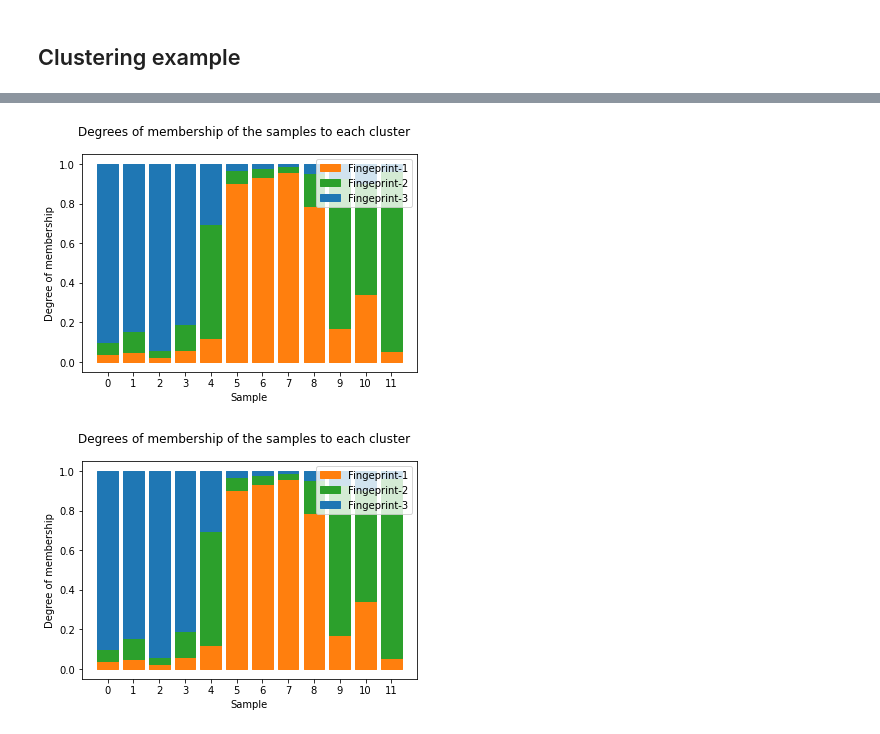
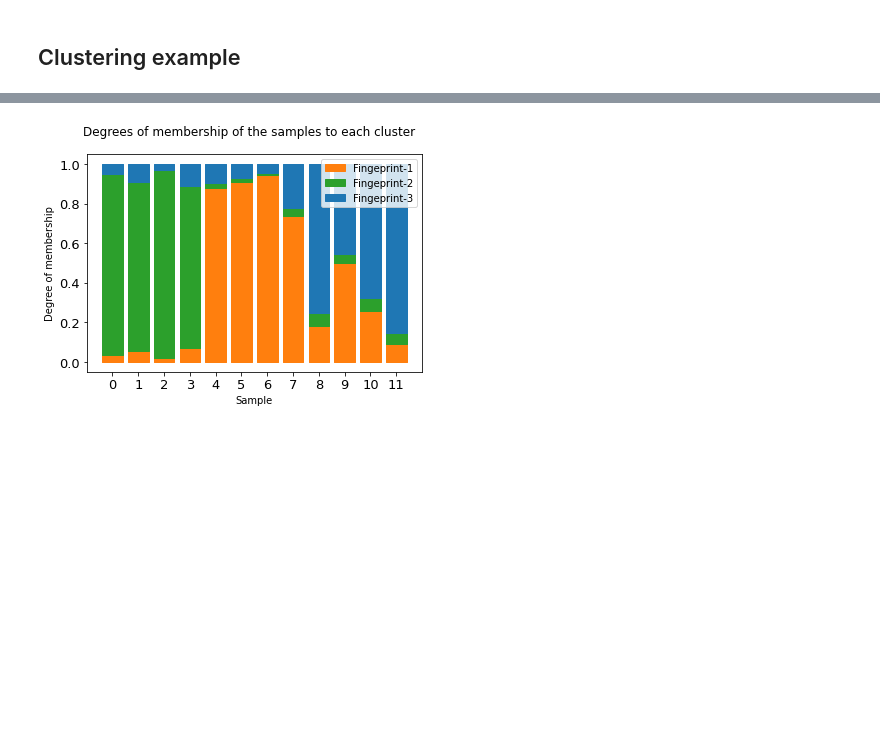
Before and after one commit to ruckapark/IndicateurGlobal, a Jupyter notebook: SETAC_Article2_figures.ipynb, the cells around one changed output, grey strips where cells are left out. Saved outputs shown, nothing was run; the diff lists cells and outputs as text; code cells hidden in the pictures; blank space fills up the shorter version.

```diff
--- a/SETAC_Article2_figures.ipynb
+++ b/SETAC_Article2_figures.ipynb
@@ -113,9 +127,9 @@ dfs_IGT['G'].head()
 Select relevant Gammarus entries
 # %%
 #Begin with standard entries
-g_entries = ['C{}'.format(etudes['C'][70]),'C{}'.format(etudes['C'][107]),'C{}'.format(etudes['C'][109]),'C{}'.format(etudes['C'][142]),'C{}'.format(etudes['C'][143]),
+g_entries = ['C{}'.format(etudes['C'][70]),'C{}'.format(etudes['C'][107]),'C{}'.format(etudes['C'][109]),'C{}'.format(etudes['C'][142]),
             'M{}'.format(etudes['M'][165]),'M{}'.format(etudes['M'][166]),'M{}'.format(etudes['M'][209]),'M{}'.format(etudes['M'][210]),
-            'Z{}'.format(etudes['Z'][121]),'Z{}'.format(etudes['Z'][131]),'Z{}'.format(etudes['Z'][159])]
+            'Z{}'.format(etudes['Z'][121]),'Z{}'.format(etudes['Z'][125]),'Z{}'.format(etudes['Z'][131]),'Z{}'.format(etudes['Z'][159])]
 
 df_IGT,df_mean = dfs_IGT['G'][g_entries],dfs_mean['G'][g_entries]
 df_IGT.head()
@@ -133,7 +147,7 @@ C_cols = [col for col in df_IGT.columns if col[0] == 'C']
 M_cols = [col for col in df_IGT.columns if col[0] == 'M']
 Z_cols = [col for col in df_IGT.columns if col[0] == 'Z']
 fig_copp,ax_copp = plt.subplots(2,4,figsize = (16,5),sharex = True)
-for a,i in enumerate(C_cols[:-1]):
+for a,i in enumerate(C_cols):
     ax_copp[0,a].plot(df_IGT[i])
     ax_copp[1,a].plot(df_mean[i])
 # %% [output]
@@ -225,0 +246,8 @@ means_fd_smooth = KernelSmoother(
+# %%
+fig_data,ax_data = plt.subplots(3,2,figsize=(14,12),sharex = True)
+for i in range(3):
+    means_fd_smooth[i*4:(i+1)*4].plot(ax_data[i,0],color = 'mediumblue')
+    IGT_fd_smooth[i*4:(i+1)*4].plot(ax_data[i,1],color = 'forestgreen')
+plt.suptitle('Smoothed raw dataset')
+
+fig_data.savefig(r'{}\rawdata.jpg'.format(figures_dir),dpi = 300)
@@ -623,18 +763,18 @@ means_fd_cc = FDataGrid(means_data_matrix,means_grid_points,
 #means smoothing
 means_fd_cc_smooth = KernelSmoother(
     kernel_estimator=NadarayaWatsonHatMatrix(bandwidth = 10),
-).fit_transform(means_fd_concat)
+).fit_transform(means_fd_cc)
 
 #show smoothed plots
 fig_concat,ax_concat = plt.subplots(3,1,figsize = (14,8),sharex = True)
 means_fd_cc[0].plot(ax_concat[0],color = 'blue')
 means_fd_cc_smooth[0].plot(ax_concat[0],color = 'red')
 
-means_fd_cc[5].plot(ax_concat[1],color = 'blue')
-means_fd_cc_smooth[5].plot(ax_concat[1],color = 'red')
+means_fd_cc[4].plot(ax_concat[1],color = 'blue')
+means_fd_cc_smooth[4].plot(ax_concat[1],color = 'red')
 
-means_fd_cc[9].plot(ax_concat[2],color = 'blue')
-means_fd_cc_smooth[9].plot(ax_concat[2],color = 'red')
+means_fd_cc[8].plot(ax_concat[2],color = 'blue')
+means_fd_cc_smooth[8].plot(ax_concat[2],color = 'red')
 # %% [output]
 [figure]
 [figure]
@@ -681,8 +821,10 @@ ClusterPlot(kmeans,means_fd_cc_smooth,cluster_colors = cluster_colors,cluster_la
 # %%
 fuzzy_kmeans = FuzzyCMeans(n_clusters = n_clusters,random_state = seed)
 fuzzy_kmeans.fit(means_fd_cc_smooth)
 ClusterMembershipPlot(fuzzy_kmeans,means_fd_cc_smooth,cluster_colors=cluster_colors,
                      cluster_labels=labs).plot()
+plt.xticks(fontsize = 13)
+plt.yticks(fontsize = 13)
+plt.savefig(r'{}\membership_mean.jpg'.format(figures_dir),dpi=300)
 # %% [output]
-[figure, old version]
+[figure, new version]
-[figure, removed]
```
Also changed, not shown: parts of 60 cells of this notebook.
